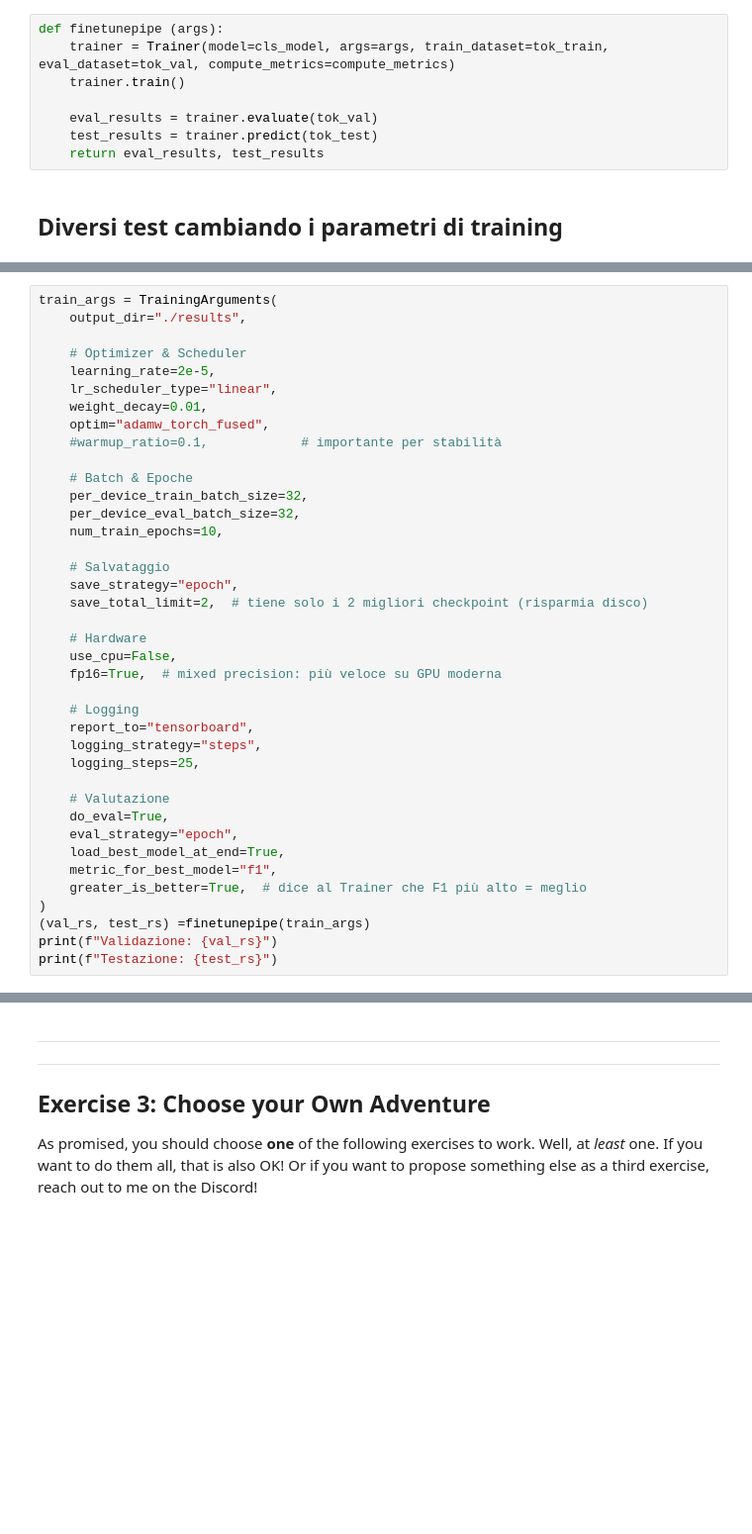
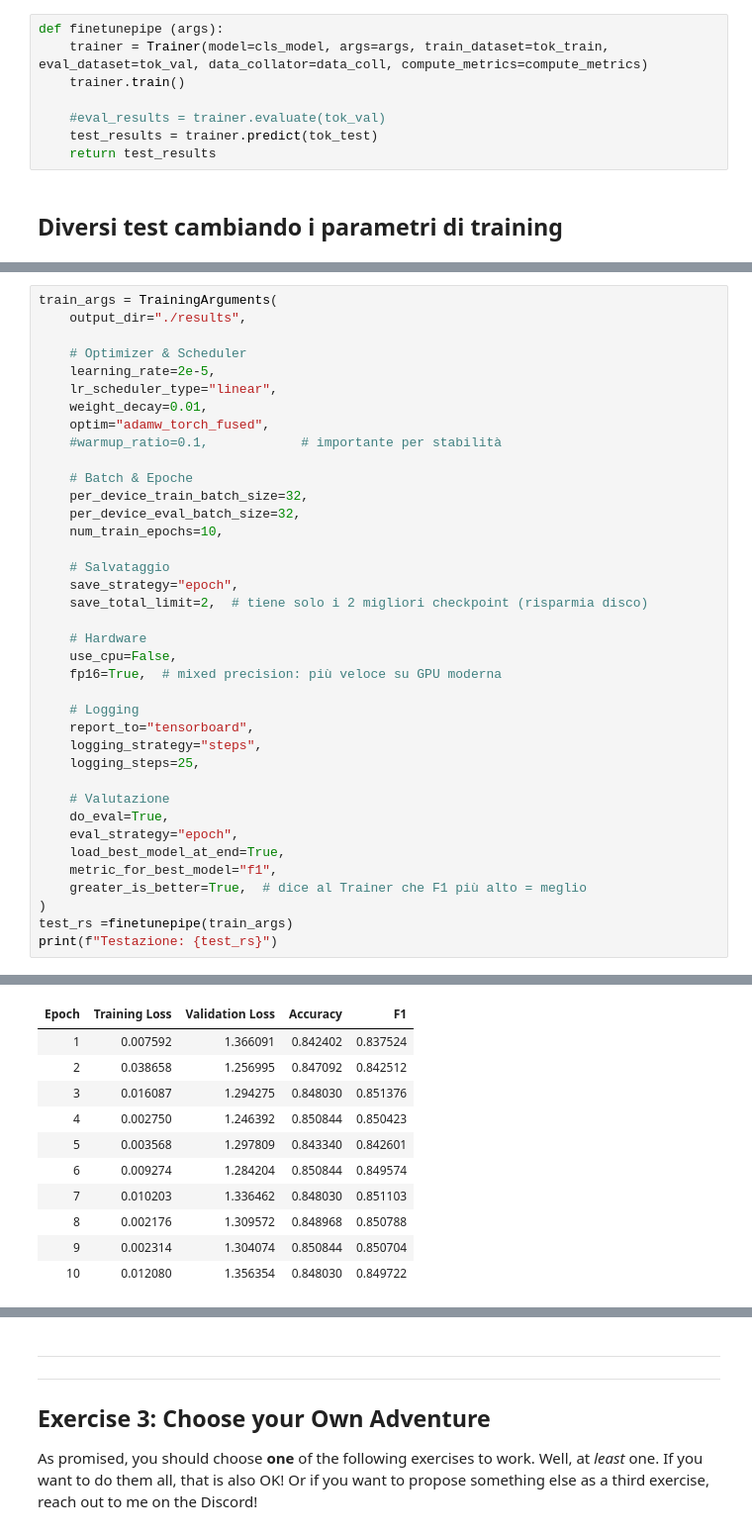
Before and after one commit to Pennelli02/DLA_Labs, a Jupyter notebook: Lab2/DLA-Lab2.ipynb, the cells around one changed output, grey strips where cells are left out. Shown at 99% size. Drawn from its saved outputs; the diff is of its cells as text; blank space fills up the shorter version.

```diff
--- a/Lab2/DLA-Lab2.ipynb
+++ b/Lab2/DLA-Lab2.ipynb
@@ -856,12 +857,12 @@ NameError: name 'trainer' is not defined
 ## Crezione funzione wrapper per testare diversi parametri per il finetuning
 # %%
 def finetunepipe (args):
-    trainer = Trainer(model=cls_model, args=args, train_dataset=tok_train, eval_dataset=tok_val, compute_metrics=compute_metrics)
+    trainer = Trainer(model=cls_model, args=args, train_dataset=tok_train, eval_dataset=tok_val, data_collator=data_coll, compute_metrics=compute_metrics)
     trainer.train()
 
-    eval_results = trainer.evaluate(tok_val)
+    #eval_results = trainer.evaluate(tok_val)
     test_results = trainer.predict(tok_test)
-    return eval_results, test_results
+    return test_results
 # %% [markdown]
 ## Diversi test cambiando i parametri di training
 # %%
@@ -1057,6 +1129,6 @@ train_args = TrainingArguments(
     metric_for_best_model="f1",
     greater_is_better=True,  # dice al Trainer che F1 più alto = meglio
 )
-(val_rs, test_rs) =finetunepipe(train_args)
-print(f"Validazione: {val_rs}")
+test_rs =finetunepipe(train_args)
 print(f"Testazione: {test_rs}")
+# %% [output]
@@ -1062,0 +1136,11 @@ print(f"Testazione: {test_rs}")
+| Epoch | Training Loss | Validation Loss | Accuracy | F1 |
+| 1 | 0.007592 | 1.366091 | 0.842402 | 0.837524 |
+| 2 | 0.038658 | 1.256995 | 0.847092 | 0.842512 |
+| 3 | 0.016087 | 1.294275 | 0.848030 | 0.851376 |
+| 4 | 0.002750 | 1.246392 | 0.850844 | 0.850423 |
+| 5 | 0.003568 | 1.297809 | 0.843340 | 0.842601 |
+| 6 | 0.009274 | 1.284204 | 0.850844 | 0.849574 |
+| 7 | 0.010203 | 1.336462 | 0.848030 | 0.851103 |
+| 8 | 0.002176 | 1.309572 | 0.848968 | 0.850788 |
+| 9 | 0.002314 | 1.304074 | 0.850844 | 0.850704 |
+| 10 | 0.012080 | 1.356354 | 0.848030 | 0.849722 |
```
Also changed, not shown: parts of 17 cells of this notebook.
